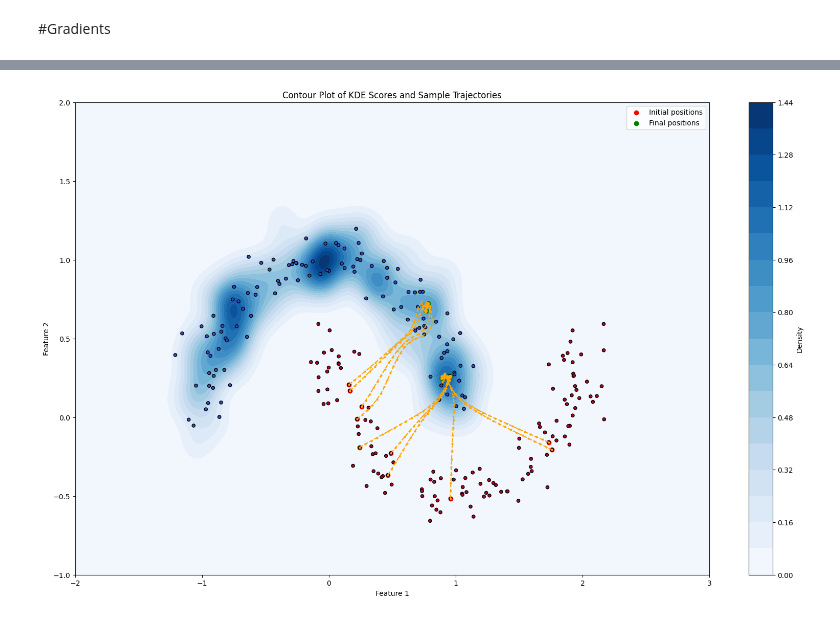
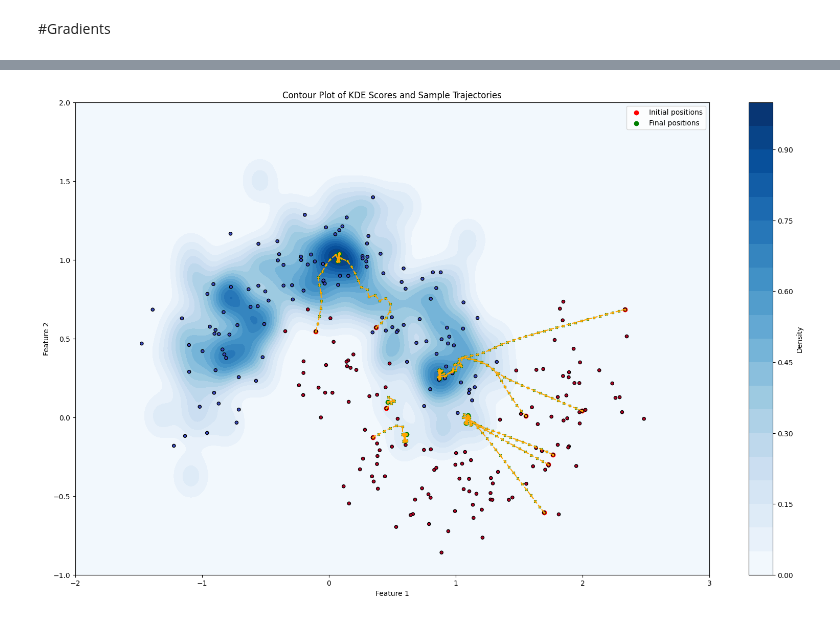
Before and after one commit to mostafa-ja/mal_adv4, a Jupyter notebook: KDE0.ipynb, the cells around one changed output, grey strips where cells are left out. Saved outputs shown, nothing was run; the diff lists cells and outputs as text; code cells hidden in the pictures.

```diff
--- a/KDE0.ipynb
+++ b/KDE0.ipynb
@@ -489,0 +465,38 @@ plt.show()
+# %%
+# Fit KDE model for benign class
+bandwidth = 0.1
+centers_benign = X_train_tensor[y_train == 0]
+
+# Create a mesh grid
+xx, yy = torch.meshgrid(torch.linspace(-2, 3, 500), torch.linspace(-1, 2, 500))
+grid = torch.cat([xx.reshape(-1, 1), yy.reshape(-1, 1)], dim=1)
+
+# Compute density estimates for the grid points using the improved KDE function
+dens_benign_grid = KDE(grid, centers_benign, bandwidth, kernel='laplacian')
+dens_benign_grid = dens_benign_grid.reshape(xx.shape).detach().numpy()
+
+# Select a few samples to track their movement
+mals = torch.tensor(X_test[y_test == 1][:10], dtype=torch.float32)
+
+# Perform PGD
+x_next, loss_steps_i, trajectories = pgd(mals, X_train_tensor[y_train == 0], 'linear', bandwidth, 'laplacian', step_length=0.01, k=100, norm='linf')
+
+# Plot the contour of the KDE score
+plt.figure(figsize=(20, 12))
+plt.contourf(xx.numpy(), yy.numpy(), dens_benign_grid, levels=20, cmap='Blues')
+plt.colorbar(label='Density')
+
+# Plot the initial and final positions of the samples
+plt.scatter(mals[:, 0], mals[:, 1], color='red', label='Initial positions')
+plt.scatter(x_next[:, 0].detach().numpy(), x_next[:, 1].detach().numpy(), color='green', label='Final positions')
+
+# Plot the trajectories of the samples
+for i in range(trajectories.shape[1]):
+    plt.plot(trajectories[:, i, 0], trajectories[:, i, 1], color='orange', linestyle='--', marker='o', markersize=2)
+
+plt.scatter(X_test[:, 0], X_test[:, 1], c=y_test, edgecolor='k', s=20, cmap='coolwarm')
+plt.title("Contour Plot of KDE Scores and Sample Trajectories")
+plt.xlabel("Feature 1")
+plt.ylabel("Feature 2")
+plt.legend()
+plt.show()
@@ -490,6 +505,6 @@ plt.show()
 # %%
 # Fit KDE model for benign class
-bandwidth = 0.01
+bandwidth = 0.03
 centers_benign = X_train_tensor[y_train == 0]
 
 # Create a mesh grid
@@ -578,32 +593,34 @@ grid = torch.cat([xx.reshape(-1, 1), yy.reshape(-1, 1)], dim=1)
 
 # Compute density estimates for the grid points using the improved KDE function
 dens_benign_grid = KDE(grid, centers_benign, bandwidth, kernel='gaussian')
 dens_benign_grid = dens_benign_grid.reshape(xx.shape).detach().numpy()
 
 # Select a few samples to track their movement
-mals = torch.tensor(X_test[y_test == 1][:10], dtype=torch.float32)
+mals = torch.tensor(X_test[y_test == 1][10:20], dtype=torch.float32)
 
 # Perform PGD
 x_next, loss_steps_i, trajectories = pgd(mals, X_train_tensor[y_train == 0], 'log', bandwidth, 'gaussian', step_length=0.05, k=30, norm='l2')
 
 # Plot the contour of the KDE score
 plt.figure(figsize=(20, 12))
 plt.contourf(xx.numpy(), yy.numpy(), dens_benign_grid, levels=20, cmap='Blues')
 plt.colorbar(label='Density')
 
 # Plot the initial and final positions of the samples
 plt.scatter(mals[:, 0], mals[:, 1], color='red', label='Initial positions')
 plt.scatter(x_next[:, 0].detach().numpy(), x_next[:, 1].detach().numpy(), color='green', label='Final positions')
 
 # Plot the trajectories of the samples
 for i in range(trajectories.shape[1]):
     plt.plot(trajectories[:, i, 0], trajectories[:, i, 1], color='orange', linestyle='--', marker='o', markersize=2)
+for traj in trajectories:
+    plt.scatter(traj[:, 0], traj[:, 1], color='green', marker='x', s=10)
 
 plt.scatter(X_test[:, 0], X_test[:, 1], c=y_test, edgecolor='k', s=20, cmap='coolwarm')
 plt.title("Contour Plot of KDE Scores and Sample Trajectories")
 plt.xlabel("Feature 1")
 plt.ylabel("Feature 2")
 plt.legend()
 plt.show()
 # %% [output]
-[figure, old version]
+[figure, new version]
```
Also changed, not shown: parts of 28 cells of this notebook.
